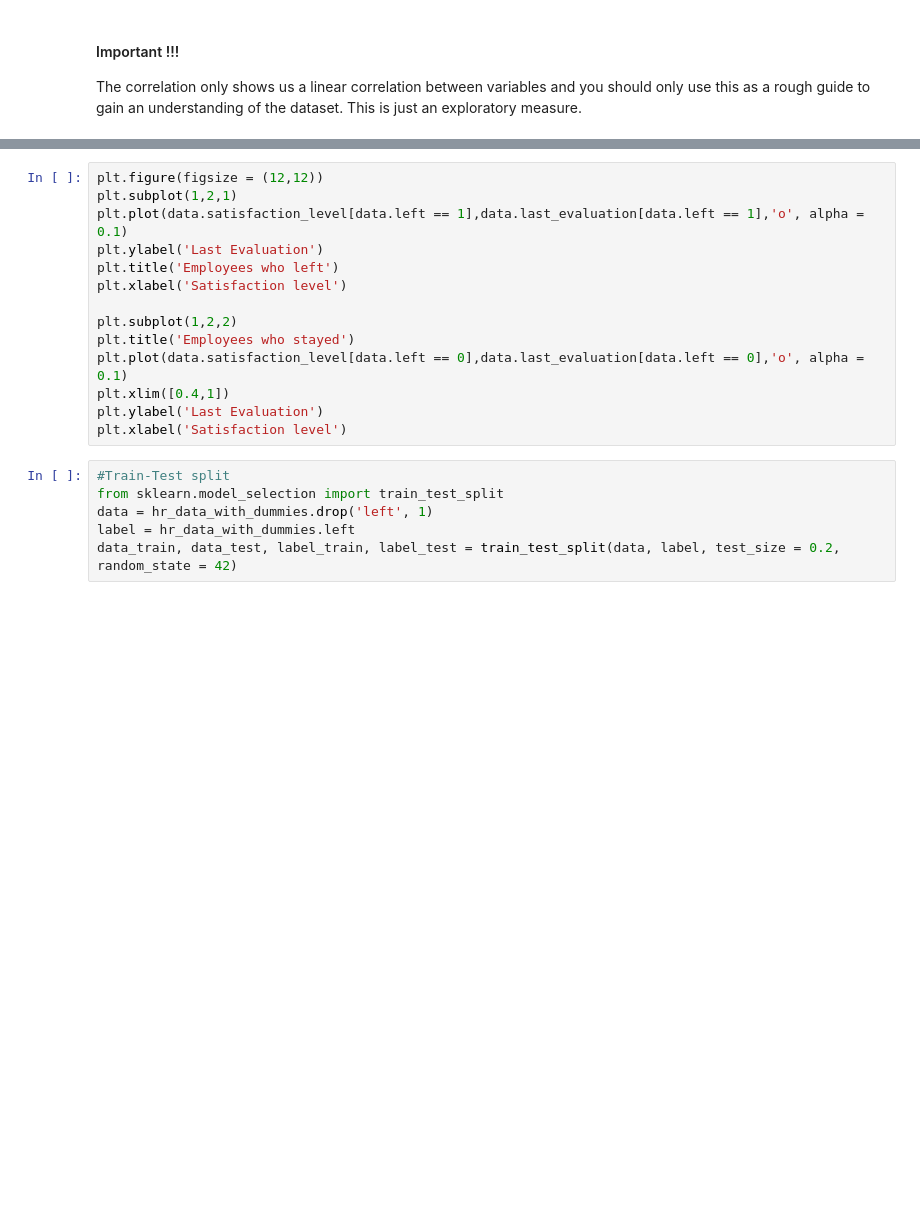
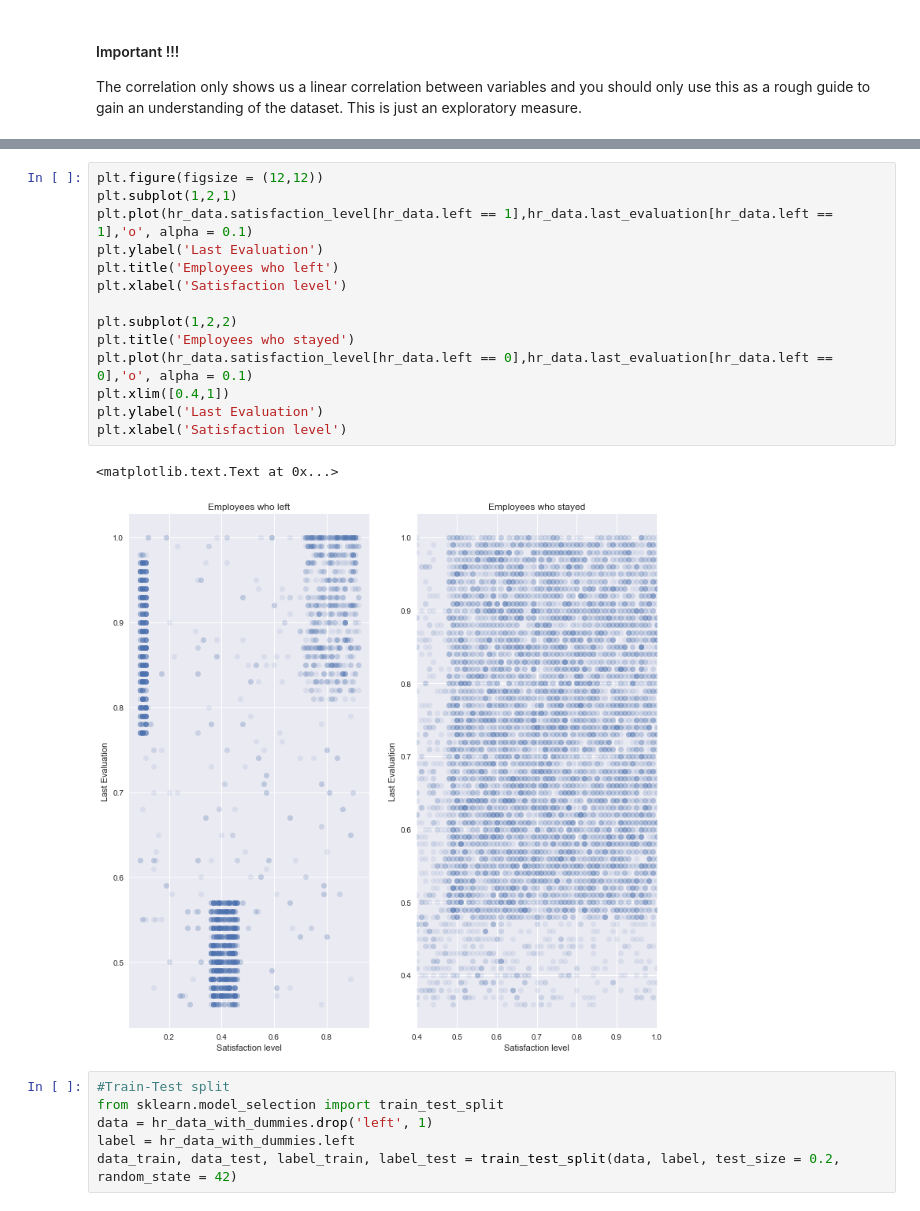
Before and after one commit to mikaelasquirchuk/DAT8SYD, a Jupyter notebook: labs/Week 6 Lesson 1 - Decision Trees/Week 6 - Decision Trees.ipynb, the cells around one changed output, grey strips where cells are left out. Drawn from its saved outputs; the diff is of its cells as text; blank space fills up the shorter version.

```diff
--- a/labs/Week 6 Lesson 1 - Decision Trees/Week 6 - Decision Trees.ipynb
+++ b/labs/Week 6 Lesson 1 - Decision Trees/Week 6 - Decision Trees.ipynb
@@ -88,17 +157,20 @@ g.map(sns.boxplot, 'last_evaluation')
 # %%
 plt.figure(figsize = (12,12))
 plt.subplot(1,2,1)
-plt.plot(data.satisfaction_level[data.left == 1],data.last_evaluation[data.left == 1],'o', alpha = 0.1)
+plt.plot(hr_data.satisfaction_level[hr_data.left == 1],hr_data.last_evaluation[hr_data.left == 1],'o', alpha = 0.1)
 plt.ylabel('Last Evaluation')
 plt.title('Employees who left')
 plt.xlabel('Satisfaction level')
 
 plt.subplot(1,2,2)
 plt.title('Employees who stayed')
-plt.plot(data.satisfaction_level[data.left == 0],data.last_evaluation[data.left == 0],'o', alpha = 0.1)
+plt.plot(hr_data.satisfaction_level[hr_data.left == 0],hr_data.last_evaluation[hr_data.left == 0],'o', alpha = 0.1)
 plt.xlim([0.4,1])
 plt.ylabel('Last Evaluation')
 plt.xlabel('Satisfaction level')
+# %% [output]
+<matplotlib.text.Text at 0x...>
+[figure, added]
 # %%
 #Train-Test split
 from sklearn.model_selection import train_test_split
```
Also changed, not shown: parts of 34 cells of this notebook, 4 other files.
